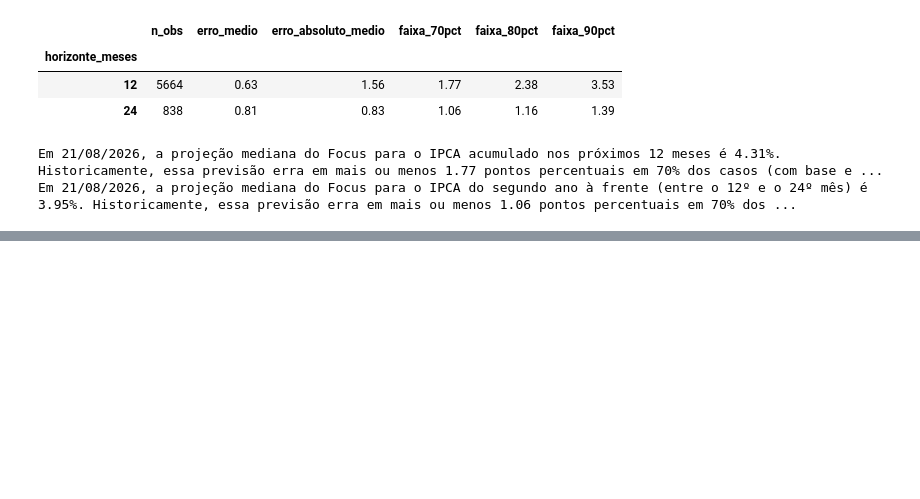
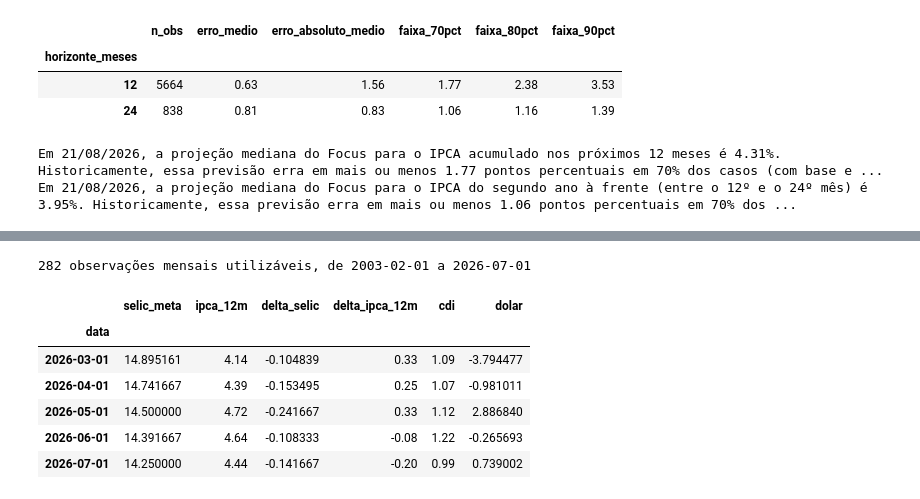
Before and after one commit to CarlosRoza/Projetos_dissertacao, a Jupyter notebook: testeghia.ipynb, the cells around one changed output, grey strips where cells are left out. Saved outputs shown, nothing was run; the diff lists cells and outputs as text; code cells hidden in the pictures; blank space fills up the shorter version.

```diff
--- a/testeghia.ipynb
+++ b/testeghia.ipynb
@@ -72,6 +72,7 @@ CODIGOS_SGS = {
     "cambio_compra": (1, True),             # Dólar americano (compra), câmbio livre, diário
     "ibcbr_dessaz": (24364, False),         # IBC-Br, com ajuste sazonal
     "credito_saldo_total": (20539, False),  # Saldo da carteira de crédito - total (R$ milhões)
+    "cdi_mensal": (4391, False),            # CDI acumulado no mês (%) — usado como retorno da classe CDI na Fase 2
 }
 
 
@@ -624,0 +661,25 @@ Em 21/08/2026, a projeção mediana do Focus para o IPCA do segundo ano à frent
+# %%
+cenario = base[["selic_meta", "ipca_12m"]].copy()
+cenario["delta_selic"] = cenario["selic_meta"].diff()
+cenario["delta_ipca_12m"] = cenario["ipca_12m"].diff()
+
+retorno_dolar = base["cambio_compra"].pct_change() * 100
+retornos = pd.DataFrame({
+    "cdi": base["cdi_mensal"],
+    "dolar": retorno_dolar,
+})
+
+COLUNAS_X = ["selic_meta", "ipca_12m", "delta_selic", "delta_ipca_12m"]
+dados_modelo = cenario.join(retornos.shift(-1), how="inner").dropna()
+
+print(f"{len(dados_modelo)} observações mensais utilizáveis, de {dados_modelo.index.min().date()} a {dados_modelo.index.max().date()}")
+dados_modelo.tail()
+# %% [output]
+282 observações mensais utilizáveis, de 2003-02-01 a 2026-07-01
+|  | selic_meta | ipca_12m | delta_selic | delta_ipca_12m | cdi | dolar |
+| data |  |  |  |  |  |  |
+| 2026-03-01 | 14.895161 | 4.14 | -0.104839 | 0.33 | 1.09 | -3.794477 |
+| 2026-04-01 | 14.741667 | 4.39 | -0.153495 | 0.25 | 1.07 | -0.981011 |
+| 2026-05-01 | 14.500000 | 4.72 | -0.241667 | 0.33 | 1.12 | 2.886840 |
+| 2026-06-01 | 14.391667 | 4.64 | -0.108333 | -0.08 | 1.22 | -0.265693 |
+| 2026-07-01 | 14.250000 | 4.44 | -0.141667 | -0.20 | 0.99 | 0.739002 |
```
Also changed, not shown: parts of 20 cells of this notebook.
